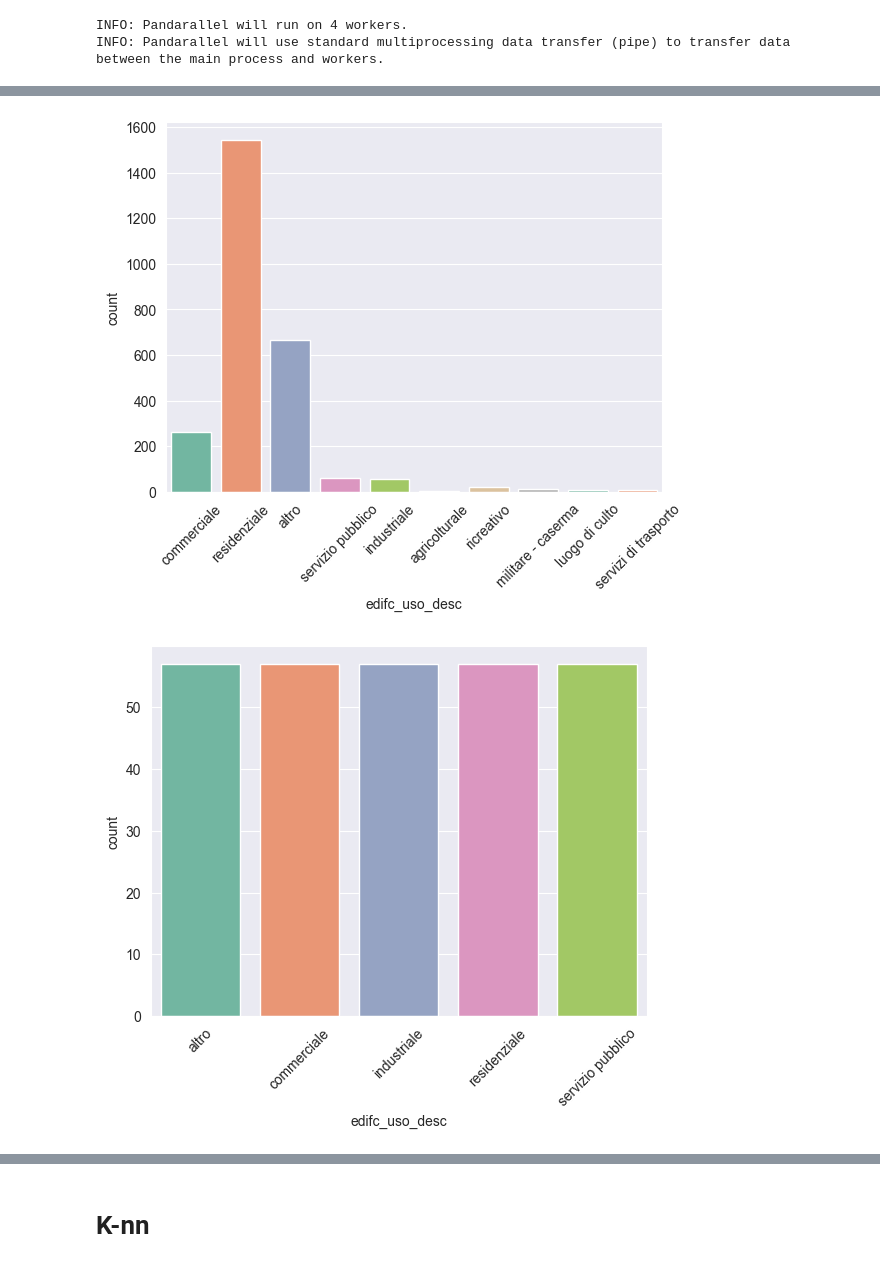
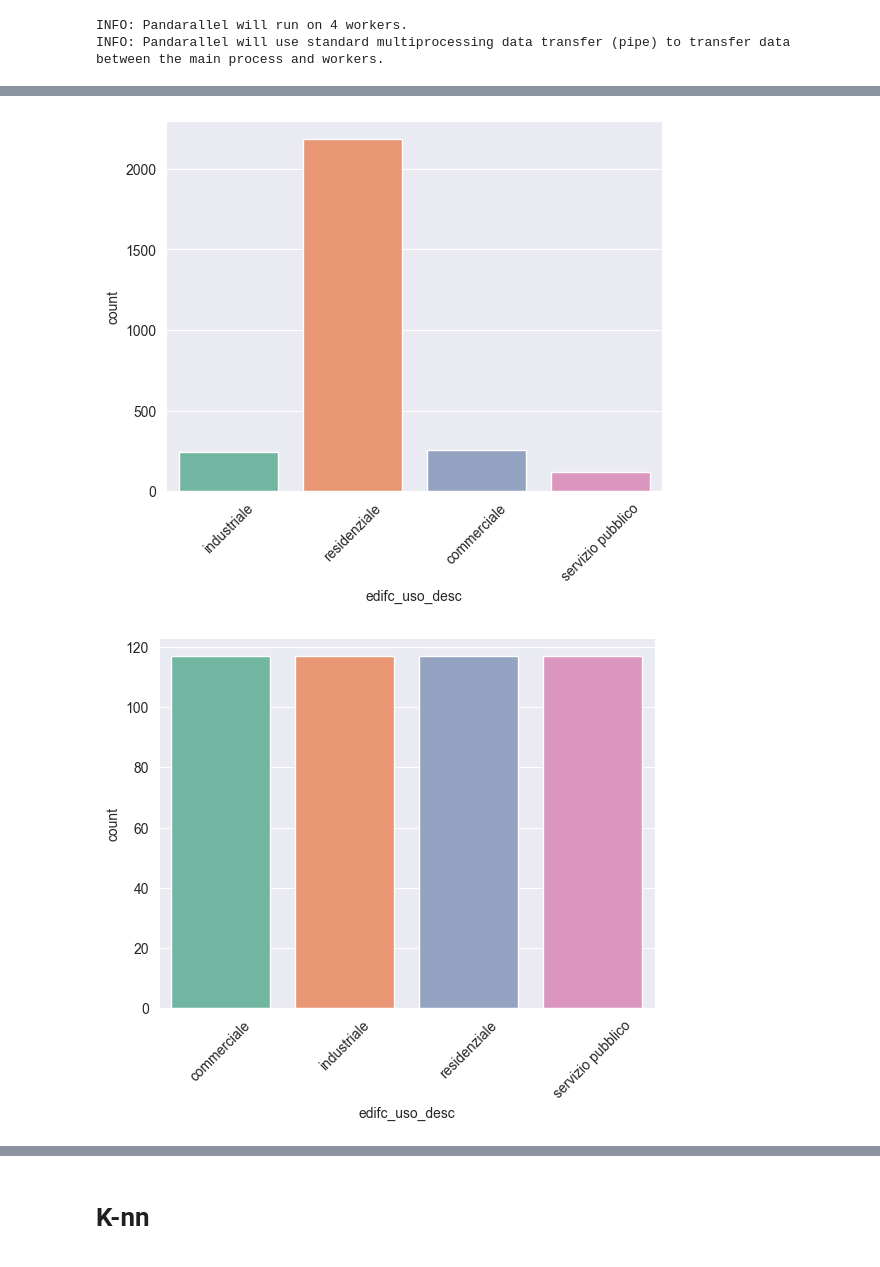
Before and after one commit to bigliolimatteo/skynet-building-functions, a Jupyter notebook: code.ipynb, the cells around one changed output, grey strips where cells are left out. Saved outputs shown, nothing was run; the diff lists cells and outputs as text; code cells hidden in the pictures.

```diff
--- a/code.ipynb
+++ b/code.ipynb
@@ -18,11 +17,22 @@ pandarallel.initialize()
 INFO: Pandarallel will run on 4 workers.
 INFO: Pandarallel will use standard multiprocessing data transfer (pipe) to transfer data between the main process and workers.
 # %%
+COLUMNS_TO_DROP = ['edifc_stat', 'edifc_ty', 'footprint_geometry', 'points_geometry']
+EDIFC_USO_TO_INCLUDE = ['commerciale', 'industriale', 'residenziale', 'servizio pubblico']
+
 def load_multiple_csv_from_path(path, **kwargs):
     files = [f for f in os.listdir(path) if f.endswith("csv")]
+
+    with open("edifc_uso_general.json", "r") as f:
+        edifc_uso_mapping = json.load(f)
+
     dfs = []
     for file in files[:20]:
-        dfs.append(pd.read_csv(os.path.join(path, file), **kwargs).drop(columns=['edifc_stat', 'edifc_ty', 'footprint_geometry', 'points_geometry']).dropna())
+        filepath = os.path.join(path, file)
+        df = pd.read_csv(filepath, **kwargs)
+        df["edifc_uso_desc"] = df["edifc_uso"].map(edifc_uso_mapping)
+        filtered_df = df[df["edifc_uso_desc"].isin(EDIFC_USO_TO_INCLUDE)].drop(columns=COLUMNS_TO_DROP).dropna()
+        dfs.append(filtered_df)
     return pd.concat(dfs)
 # %%
 # Load dataset -> s w/ rows
@@ -32,9 +42,3 @@ dataset = load_multiple_csv_from_path("data/postgis_output/", dtype={'edifc_uso'
 #dataset['points_geometry'] = dataset.points_geometry.parallel_apply(wkt.loads)
 #dataset['footprint_geometry'] = dataset.footprint_geometry.parallel_apply(wkt.loads)
 dataset['points'] = dataset.points.parallel_apply(lambda x: ast.literal_eval(x))
-
-with open("edifc_uso_general.json", "r") as f:
-    edifc_uso_mapping = json.load(f)
-dataset["edifc_uso_desc"] = dataset["edifc_uso"].map(edifc_uso_mapping)
-
-# dataset = pd.read_pickle("cached_dataset_wout_points.pkl")
@@ -123,28 +114,26 @@ sn.countplot(x = "edifc_uso_desc", data = dataset, palette="Set2")
 plt.xticks(rotation=45)
 plt.show()
 # %% [output]
-[figure, old version]
+[figure, new version]
 # %%
-# Suppose to include 'altro', 'commerciale', 'industriale', 'residenziale', 'servizio pubblico'
-def balance_dataset(dataset):
-    edifc_uso_desc_to_include = ['altro', 'commerciale', 'industriale', 'residenziale', 'servizio pubblico']
-    dataset_to_balance = dataset[dataset["edifc_uso_desc"].isin(edifc_uso_desc_to_include)]
-
-    min_n_rows = min(dataset_to_balance.groupby(["edifc_uso_desc"]).size())
+def balance_dataset(dataset, column_name):
+    column_sizes = dataset.groupby([column_name]).size()
+    min_n_rows = min(column_sizes)
+    col_values = list(column_sizes.index)
 
     dfs = []
-    for edifc_uso in edifc_uso_desc_to_include:
-        dfs.append(dataset[dataset["edifc_uso_desc"] == edifc_uso].sample(n=min_n_rows))
+    for edifc_uso in col_values:
+        dfs.append(dataset[dataset[column_name] == edifc_uso].sample(n=min_n_rows))
     return pd.concat(dfs)
 # %%
 # Dataset won't be balanced => make it balanced
-balanced_dataset = balance_dataset(dataset)
+balanced_dataset = balance_dataset(dataset, "edifc_uso_desc")
 sn.set_style('darkgrid')
 sn.countplot(x = "edifc_uso_desc", data = balanced_dataset, palette="Set2")
 plt.xticks(rotation=45)
 plt.show()
 # %% [output]
-[figure, old version]
+[figure, new version]
 # %%
 # Extract features -> Done in postgis
 
```
Also changed, not shown: parts of 11 cells of this notebook, 9 other files.
